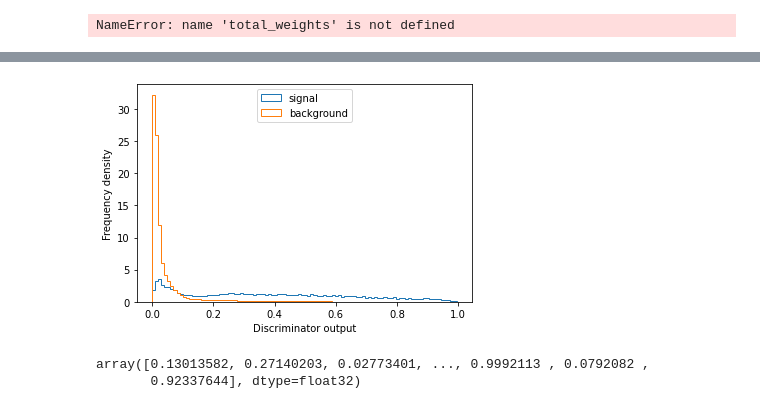
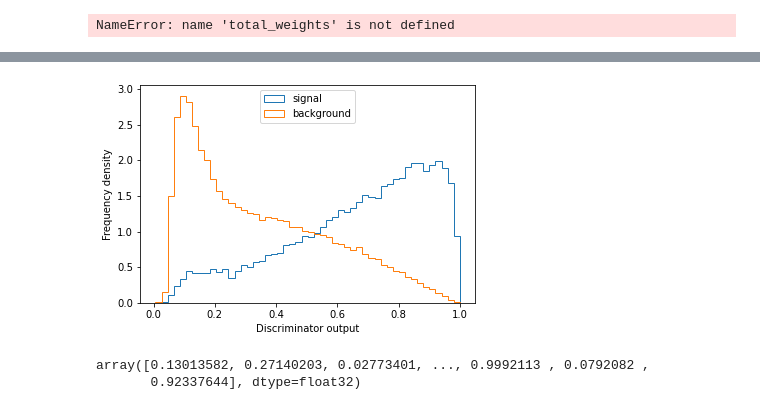
Before and after one commit to joeb42/Invisible-Higgs, a Jupyter notebook: ttbar_notebooks/binary/RNN.ipynb, the cells around one changed output, grey strips where cells are left out. Drawn from its saved outputs; the diff is of its cells as text; code cells hidden in the pictures.

```diff
--- a/ttbar_notebooks/binary/RNN.ipynb
+++ b/ttbar_notebooks/binary/RNN.ipynb
@@ -1,7 +1,7 @@
 # %%
 import numpy as np
 
-full_data = np.load('./data/combined_data.npy', allow_pickle=True)
+full_data = np.load('./data/full_data.npy', allow_pickle=True)
 X_train_event, X_test_event, X_train_obj, X_test_obj, y_train, y_test = full_data
 # %% [markdown]
 Order of columns for combined data:
@@ -553,15 +555,15 @@ plt.show()
 # %%
-hist, bins, patches = plt.hist(y_pred[test==1], bins=100, density=True, histtype='step', label="signal")
+hist, bins, patches = plt.hist(y_pred[test==1], bins=50, density=True, histtype='step', label="signal")
 hist_, bins, patches = plt.hist(y_pred[test==0], bins=bins, density=True, histtype='step', label="background")
 plt.xlabel("Discriminator output")
 plt.ylabel("Frequency density")
 # plt.plot(0.5 * (bins[:-1] + bins[1:]), hist, linewidth=1.2, label="signal")
 # plt.plot(0.5 * (bins[:-1] + bins[1:]), hist_, linewidth=1.2, label="background")
 plt.legend(loc="upper center")
 # plt.savefig("./first_lstm_Discriminator_test_set.png", dpi=200)
 plt.show()
 # %% [output]
-[figure, old version]
+[figure, new version]
 # %%
 y_pred_train = combined_model.predict([X_train_obj, X_train_event])
 y_pred_train = y_pred_train.reshape(y_pred_train.shape[0])
```
Also changed, not shown: parts of 28 cells of this notebook, 38 other files.
